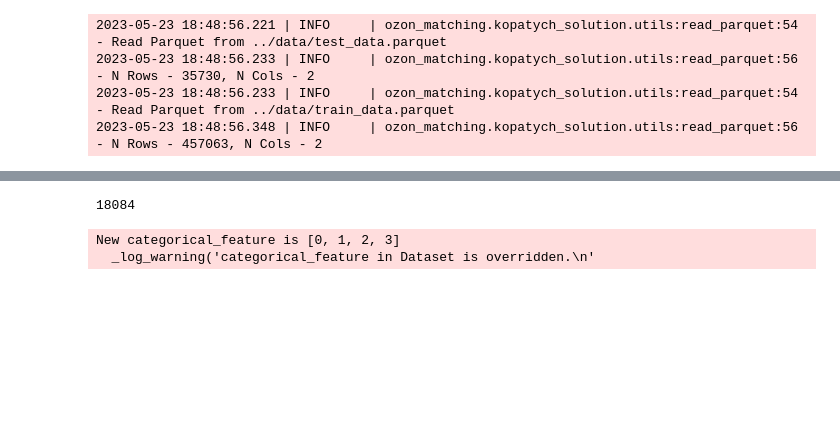
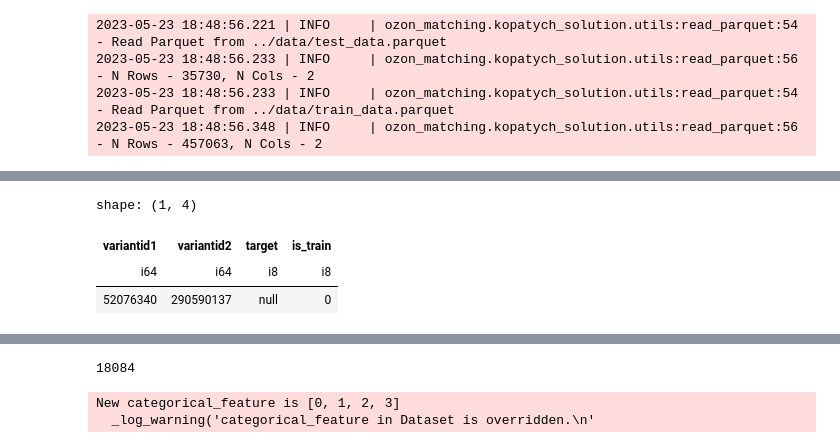
Before and after one commit to muxaulmarin/dtl_2023_ozon_matching, a Jupyter notebook: notebooks/Adversarial.ipynb, the cells around one changed output, grey strips where cells are left out. Saved outputs shown, nothing was run; the diff lists cells and outputs as text; code cells hidden in the pictures; blank space fills up the shorter version.

```diff
--- a/notebooks/Adversarial.ipynb
+++ b/notebooks/Adversarial.ipynb
@@ -59,2 +96,9 @@ test = test.drop(['__index_level_0__']).with_columns([pl.lit(0).cast(pl.Int8).al
+# %%
+test.head(1)
+# %% [output]
+shape: (1, 4)
+| variantid1 | variantid2 | target | is_train |
+| i64 | i64 | i8 | i8 |
+| 52076340 | 290590137 | null | 0 |
 # %%
 pairs = pl.concat([train, test])
```
Also changed, not shown: parts of 7 cells of this notebook, 25 other files.
